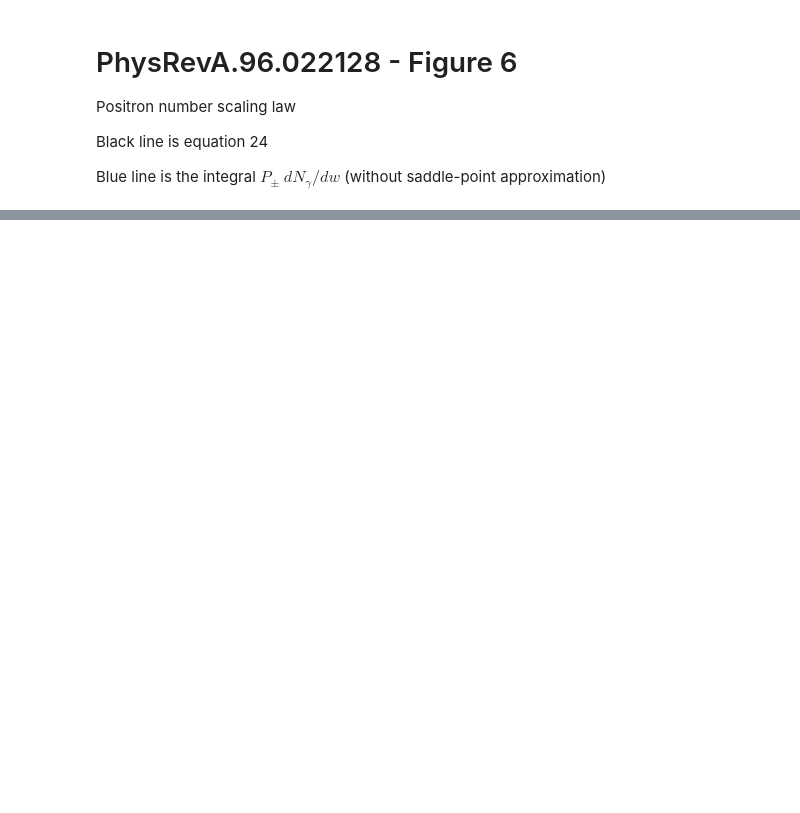
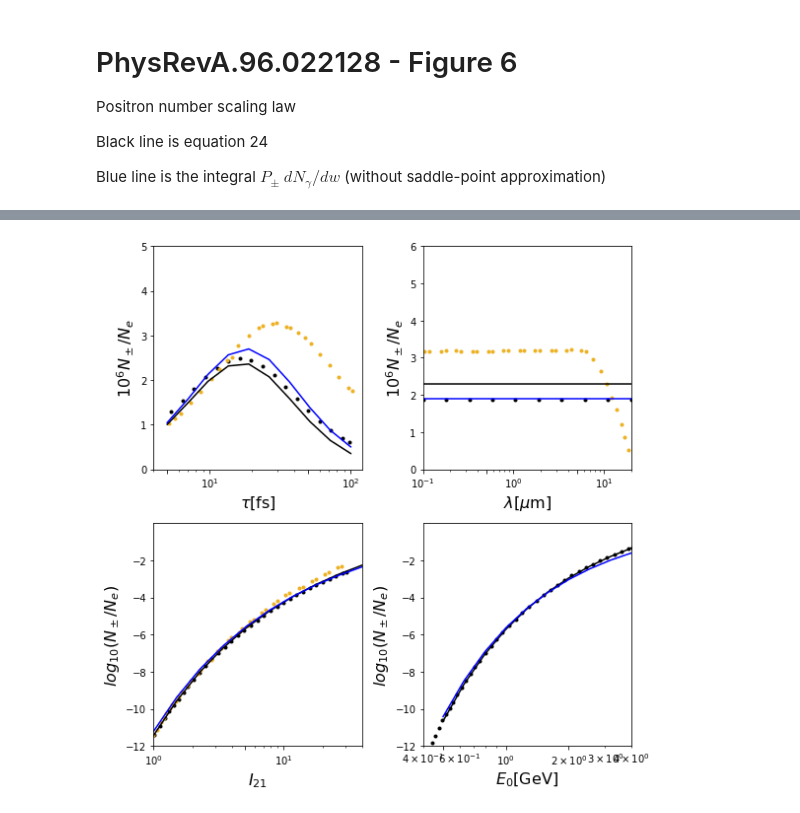
Before and after one commit to RePlasma/PhysRevA_96_022128, a Jupyter notebook: fig6.ipynb, the cells around one changed output, grey strips where cells are left out. Cells and saved outputs as stored; diff of their text form; code cells hidden in the pictures; blank space fills up the shorter version.

Commit message:
better plots and vectorization

```diff
--- a/fig6.ipynb
+++ b/fig6.ipynb
@@ -103,0 +63,88 @@ plt.show()
+# %%
+# plot all
+fntsz = 16
+fig, axes = plt.subplots(nrows=2, ncols=2,figsize=(8,8))
+
+axes[0,0].set_xscale('log')
+axes[0,1].set_xscale('log')
+axes[1,0].set_xscale('log')
+axes[1,1].set_xscale('log')
+
+f = open('data/fig6a/wpd.json')
+data = json.load(f)
+datatmp = data['datasetColl'][0]['data']
+datatmp2 = np.array([datatmp[i]['value'] for i in range(len(datatmp))])
+indxs = np.argsort(datatmp2[:,0])
+axes[0,0].plot(datatmp2[:,0][indxs],datatmp2[:,1][indxs],'k.')
+datatmp = data['datasetColl'][1]['data']
+datatmp2 = np.array([datatmp[i]['value'] for i in range(len(datatmp))])
+indxs = np.argsort(datatmp2[:,0])
+axes[0,0].plot(datatmp2[:,0][indxs],datatmp2[:,1][indxs],'.',color='#EDB120')
+#
+f = open('data/fig6b/wpd.json')
+data = json.load(f)
+datatmp = data['datasetColl'][0]['data']
+datatmp2 = np.array([datatmp[i]['value'] for i in range(len(datatmp))])
+indxs = np.argsort(datatmp2[:,0])
+axes[0,1].plot(datatmp2[:,0][indxs],datatmp2[:,1][indxs],'.',color='#EDB120')
+#
+f = open('data/fig6c/wpd.json')
+data = json.load(f)
+datatmp = data['datasetColl'][0]['data']
+datatmp2 = np.array([datatmp[i]['value'] for i in range(len(datatmp))])
+indxs = np.argsort(datatmp2[:,0])
+axes[1,0].plot(datatmp2[:,0][indxs],datatmp2[:,1][indxs],'k.')
+datatmp = data['datasetColl'][1]['data']
+datatmp2 = np.array([datatmp[i]['value'] for i in range(len(datatmp))])
+indxs = np.argsort(datatmp2[:,0])
+axes[1,0].plot(datatmp2[:,0][indxs],datatmp2[:,1][indxs],'.',color='#EDB120')
+#
+f = open('data/fig6d/wpd.json')
+data = json.load(f)
+datatmp = data['datasetColl'][0]['data']
+datatmp2 = np.array([datatmp[i]['value'] for i in range(len(datatmp))])
+indxs = np.argsort(datatmp2[:,0])
+axes[1,1].plot(datatmp2[:,0][indxs],datatmp2[:,1][indxs],'k.')
+
+
+axes[0,0].plot(taulst,1e6*sadle_tau,'k-')
+axes[0,0].plot(taulst,1e6*full_tau,'b-')
+axes[0,0].set_xlim([4,120])
+axes[0,0].set_ylim([0,5])
+axes[0,0].set_xlabel(r'$\tau[\mathrm{fs}]$',size=fntsz)
+axes[0,0].set_ylabel(r'$10^6 N_\pm /N_e$',size=fntsz)
+axes[0,0].set_xticks([5,10,50,100])
+axes[0,0].set_yticks([0,1,2,3,4,5])
+
+axes[0,1].plot(lbdlst, lbdlst*0+1.8735083532219514,'k.')
+axes[0,1].plot(lbdlst,1e6*saddle_lbd,'b-')
+axes[0,1].plot(lbdlst,1e6*full_lbd,'k-')
+axes[0,1].set_xlim([0.1,20])
+axes[0,1].set_ylim([0,5])
+axes[0,1].set_xlabel(r'$\lambda[\mu \mathrm{m}]$',size=fntsz)
+axes[0,1].set_ylabel(r'$10^6 N_\pm /N_e$',size=fntsz)
+axes[0,1].set_xticks([0.1,0.5,1,5,10])
+axes[0,1].set_yticks([0,1,2,3,4,5,6])
+
+axes[1,0].plot(I21lst,log10(saddle_I21),'k-')
+axes[1,0].plot(I21lst,log10(full_I21),'b-')
+axes[1,0].set_xlim([1,40])
+axes[1,0].set_ylim([-12,0])
+axes[1,0].set_xlabel(r'$I_{21}$',size=fntsz)
+axes[1,0].set_ylabel(r'$log_{10}(N_\pm /N_e)$',size=fntsz)
+axes[1,0].set_xticks([1,5,10])
+axes[1,0].set_yticks([-12,-10,-8,-6,-4,-2])
+
+axes[1,1].plot(E0lst,log10(saddle_E0),'k-')
+axes[1,1].plot(E0lst,log10(full_E0),'b-')
+axes[1,1].set_xlim([0.4,4])
+axes[1,1].set_ylim([-12,0])
+axes[1,1].set_xlabel(r'$E_{0}[\mathrm{GeV}]$',size=fntsz)
+axes[1,1].set_ylabel(r'$log_{10}(N_\pm /N_e)$',size=fntsz)
+axes[1,1].set_xticks([0.5,1,2])
+axes[1,1].set_yticks([-12,-10,-8,-6,-4,-2])
+
+plt.tight_layout()
+plt.show()
+# %% [output]
+[figure, added]
```
Also changed, not shown: parts of 3 cells of this notebook, 5 other files.
